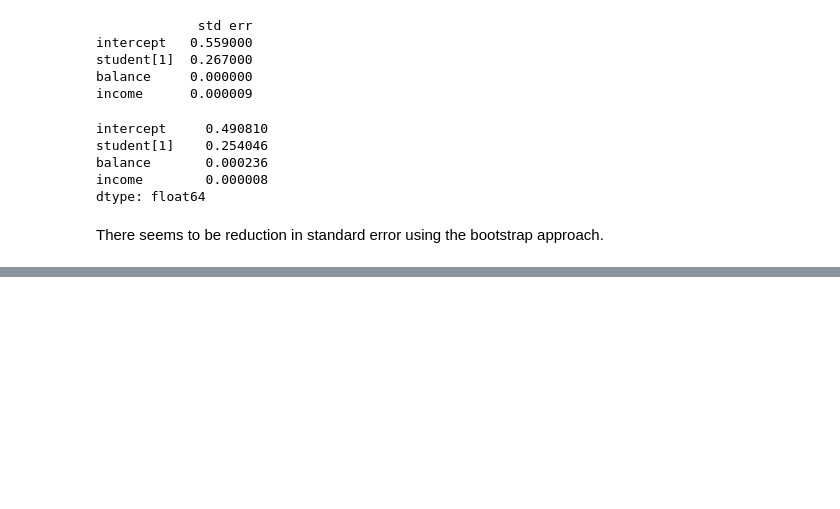
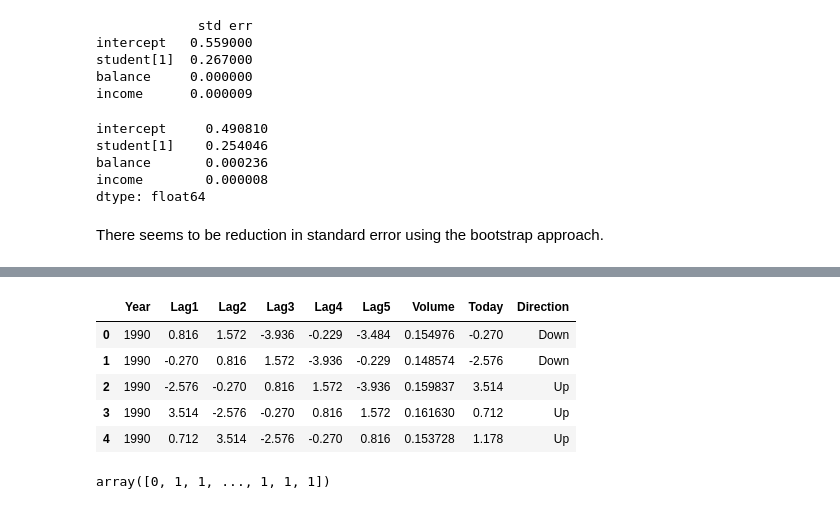
Before and after one commit to kkkamur07/ISL-Learning, a Jupyter notebook: Resampling/resampling-exercises.ipynb, the cells around one changed output, grey strips where cells are left out. Cells and saved outputs as stored; diff of their text form; code cells hidden in the pictures; blank space fills up the shorter version.

```diff
--- a/Resampling/resampling-exercises.ipynb
+++ b/Resampling/resampling-exercises.ipynb
@@ -195,0 +201,27 @@ There seems to be reduction in standard error using the bootstrap approach.
+# %%
+data = load_data("Weekly")
+data.head()
+# %% [output]
+|  | Year | Lag1 | Lag2 | Lag3 | Lag4 | Lag5 | Volume | Today | Direction |
+| 0 | 1990 | 0.816 | 1.572 | -3.936 | -0.229 | -3.484 | 0.154976 | -0.270 | Down |
+| 1 | 1990 | -0.270 | 0.816 | 1.572 | -3.936 | -0.229 | 0.148574 | -2.576 | Down |
+| 2 | 1990 | -2.576 | -0.270 | 0.816 | 1.572 | -3.936 | 0.159837 | 3.514 | Up |
+| 3 | 1990 | 3.514 | -2.576 | -0.270 | 0.816 | 1.572 | 0.161630 | 0.712 | Up |
+| 4 | 1990 | 0.712 | 3.514 | -2.576 | -0.270 | 0.816 | 0.153728 | 1.178 | Up |
+# %%
+design = MS(["Lag1", "Lag2"])
+data_first_removed = data.iloc[1:, :]
+x = design.fit_transform(data_first_removed)
+y = np.where(data_first_removed.loc[:,"Direction"] == "Up", 1, 0)
+
+model = sm.GLM(y, x, family=sm.families.Binomial()).fit()
+
+# First observation - 0 Index
+first_obs = data.iloc[[0], :]
+x_new = pd.DataFrame({"intercept" : 1, "Lag1" : first_obs.loc[:,"Lag1"], "Lag2" : first_obs.loc[:,"Lag2"]})
+y_new = np.where(first_obs.loc[:,"Direction"] == "Up", 1, 0)
+preds = np.where(model.predict(x_new) > 0.5, 1, 0)
+
+# No the observations was not correctly classified.
+# %% [output]
+array([0, 1, 1, ..., 1, 1, 1])
```
Also changed, not shown: parts of 5 cells of this notebook, 1 other file.
